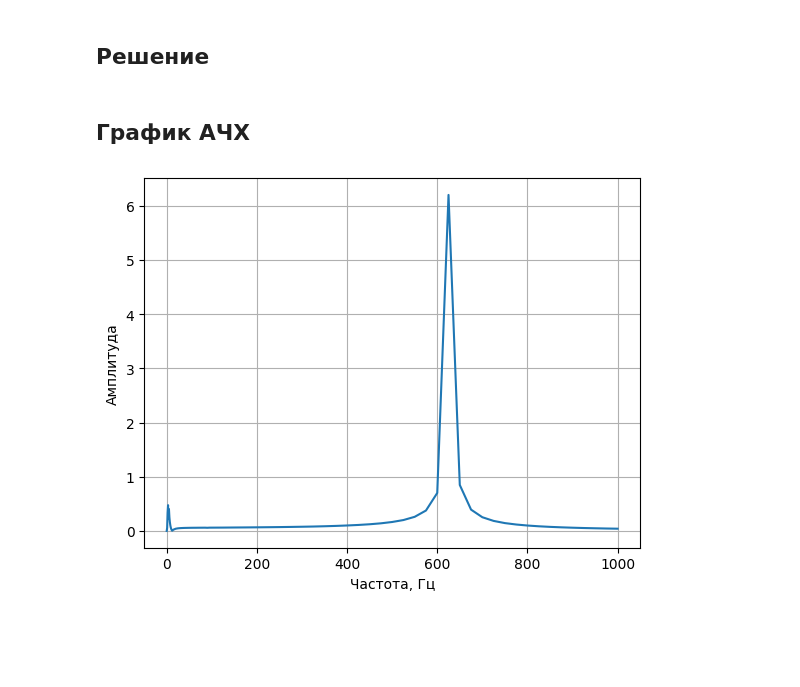
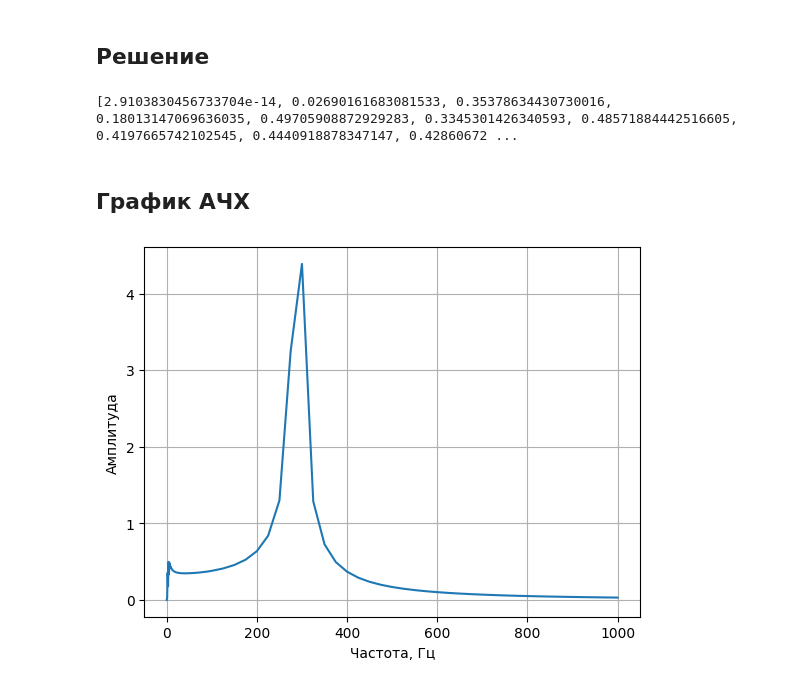
Before and after one commit to philingood/moriarty, a Jupyter notebook: solution-only.ipynb, the cells around one changed output. Drawn from its saved outputs; the diff is of its cells as text; code cells hidden in the pictures; blank space fills up the shorter version.

```diff
--- a/solution-only.ipynb
+++ b/solution-only.ipynb
@@ -99,7 +66,7 @@ m3_0 = sol_static[2]
 p4_0 = sol_static[3]
 pgas_0 = sol_static[4]
 
-rho_газ = pgas_0 / (R * Tгаз_0)
+rho_газ = pgas_0 / (R_газ * Tгаз_0)
 m_газ = rho_газ * Vгаз_0
 
 # Вывод переменных
@@ -280,48 +283,37 @@ plot(t, sol_no_damper[:, 0], r"$p_4, Па$")
 # %% [markdown]
 ## Решение
 # %%
-def system_afc(y, t, freq):
+def system_afc_no_damper(y, t, freq):
     """ Система дифференциальных уравнений """
-    p4, Vд, m1, m2, m3, mд = y
+    p4, m1, m2, m3 = y
 
-    d_p4 = (m1 + m2 - m3 - mд) / ((Vж0 + Vд) / c**2)
-    d_Vд = mд / ρж
+    d_p4 = (m1 + m2 - m3) / ((Vж0) / c**2)
     d_m1 = (p1 - p4 - ξ1 * m1 * abs(m1)) / j1
     d_m2 = (p2_sin_afc(t, freq) - p4 - ξ2 * m2 * abs(m2)) / j2
     d_m3 = (p4 - p3 - ξ3 * m3 * abs(m3)) / j3
-    d_mд = (p4 - (m_газ / (Vгаз_0 - Vд)) * R *
-            (Tгаз_0 * ((p4 / p4_0)**((k-1)/k))) -
-                ξд * mд * abs(mд)) / jд
 
-    return [d_p4, d_Vд, d_m1, d_m2, d_m3, d_mд]
+    return [d_p4, d_m1, d_m2, d_m3]
 
 
-frequancy = []
-for freq in np.arange(0, 16, 1):
-    frequancy.append(freq)
-for freq in np.arange(20, 105, 5):
-    frequancy.append(freq)
-for freq in np.arange(125, 1025, 25):
-    frequancy.append(freq)
+sol_afc_no_damper = []
+amplitude_nodamper = []
+for freq in frequancy:
+    sol_afc_no_damper = odeint(system_afc_no_damper, y0_n_d, t, (freq,))
+    amplitude_nodamper.append(
+        (max(sol_afc_no_damper[700000:800000, 0]) -
+         min(sol_afc_no_damper[700000:800000, 0])) / 2 / A)
+    del sol_afc_no_damper
 
-sol_afc = []
-for i, freq in enumerate(frequancy):
-    sol_afc.append(odeint(system_afc, y0, t, (freq,)))
-
-amplitude = []
-for freq in range(len(frequancy)):
-    amplitude.append(
-        (max(sol_afc[freq][700000:800000, 0]) -
-         min(sol_afc[freq][700000:800000, 0])) / 2 / A)
-
-print(amplitude)
+print(amplitude_nodamper)
+# %% [output]
+[2.9103830456733704e-14, 0.02690161683081533, 0.35378634430730016, 0.18013147069636035, 0.49705908872929283, 0.3345301426340593, 0.48571884442516605, 0.4197665742102545, 0.4440918878347147, 0.42860672 ...
 # %% [markdown]
 ## График АЧХ
 # %%
-plt.plot(frequancy, amplitude)
+plt.plot(frequancy, amplitude_nodamper)
 plt.grid()
 plt.xlabel("Частота, Гц")
 plt.ylabel("Амплитуда")
 plt.show()
 # %% [output]
-[figure, old version]
+[figure, new version]
```
Also changed, not shown: parts of 11 cells of this notebook, 18 other files.
